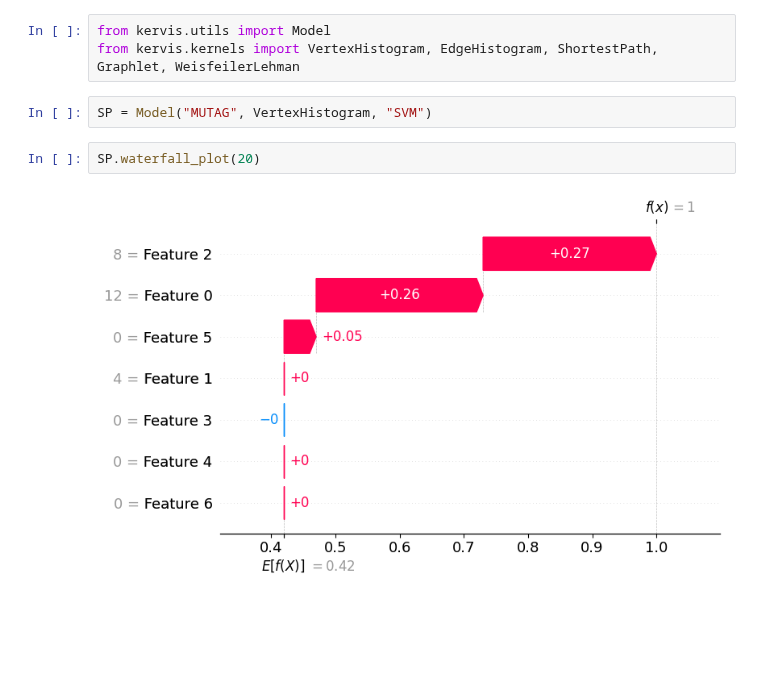
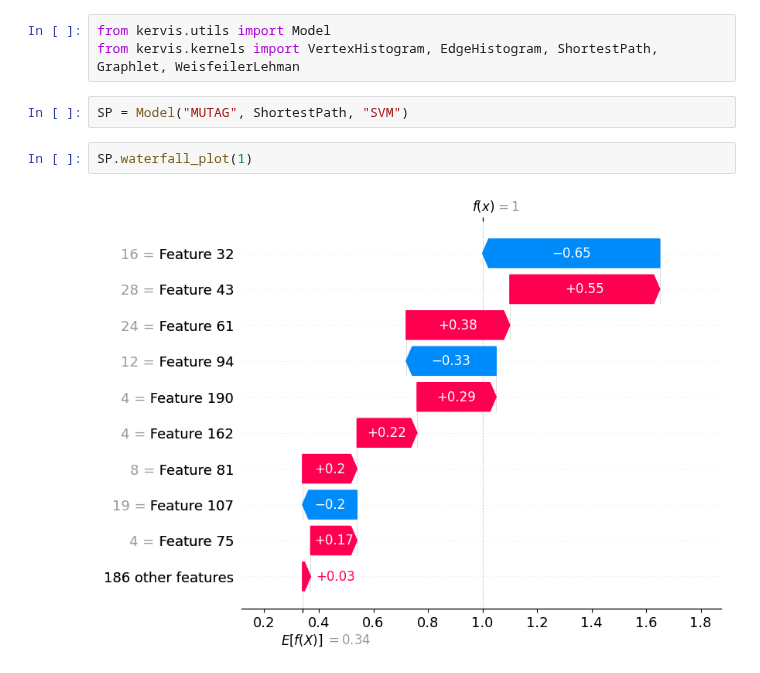
Before and after one commit to congrendai/MSc_Individual_Project, a Jupyter notebook: model.ipynb, the cells around one changed output. Cells and saved outputs as stored; diff of their text form; blank space fills up the shorter version.

```diff
--- a/model.ipynb
+++ b/model.ipynb
@@ -2,8 +2,8 @@
 from kervis.utils import Model
 from kervis.kernels import VertexHistogram, EdgeHistogram, ShortestPath, Graphlet, WeisfeilerLehman
 # %%
-SP = Model("MUTAG", VertexHistogram, "SVM")
+SP = Model("MUTAG", ShortestPath, "SVM")
 # %%
-SP.waterfall_plot(20)
+SP.waterfall_plot(1)
 # %% [output]
-[figure, old version]
+[figure, new version]
```
Also changed, not shown: parts of 3 cells of this notebook, 1 other file.
